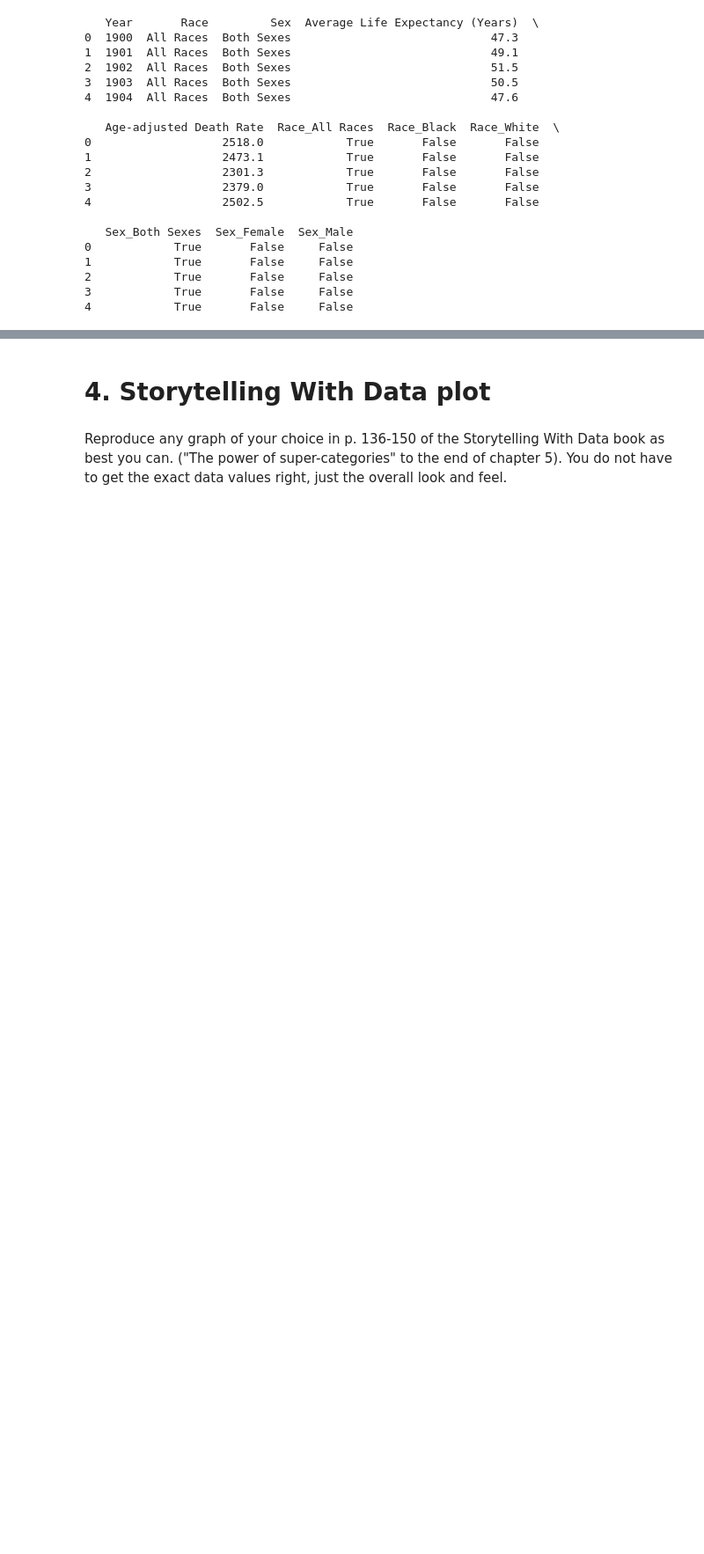
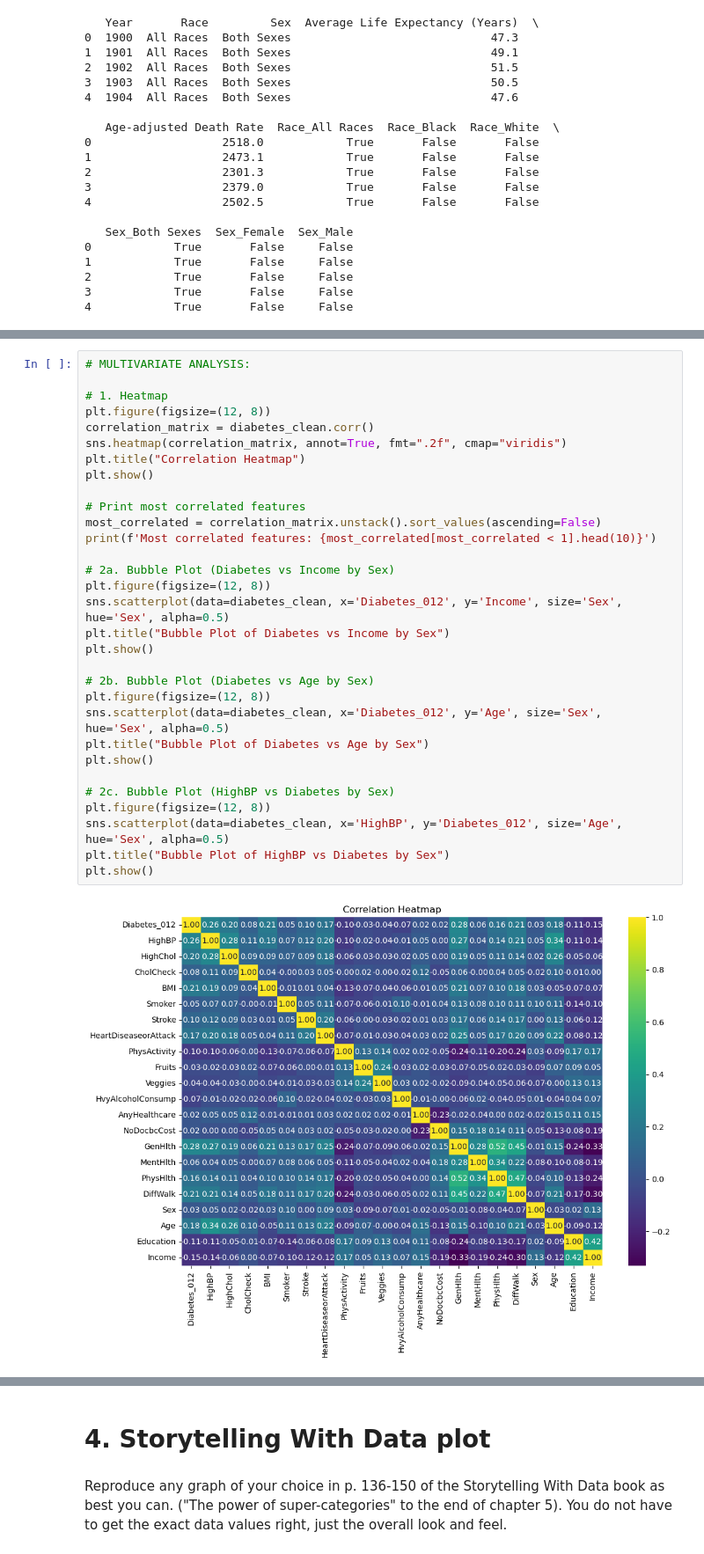
Before and after one commit to veniola/Module-B-semester-2, a Jupyter notebook: OMDS-ModB2-Week9-Eniola-Victoria.ipynb, the cells around one changed output, grey strips where cells are left out. Shown at 88% size. Saved outputs shown, nothing was run; the diff lists cells and outputs as text; blank space fills up the shorter version.

```diff
--- a/OMDS-ModB2-Week9-Eniola-Victoria.ipynb
+++ b/OMDS-ModB2-Week9-Eniola-Victoria.ipynb
@@ -172,0 +236,33 @@ HTTPError: HTTP Error 400: Bad Request
+# %%
+# MULTIVARIATE ANALYSIS:
+
+# 1. Heatmap
+plt.figure(figsize=(12, 8))
+correlation_matrix = diabetes_clean.corr()
+sns.heatmap(correlation_matrix, annot=True, fmt=".2f", cmap="viridis")
+plt.title("Correlation Heatmap")
+plt.show()
+
+# Print most correlated features
+most_correlated = correlation_matrix.unstack().sort_values(ascending=False)
+print(f'Most correlated features: {most_correlated[most_correlated < 1].head(10)}')
+
+# 2a. Bubble Plot (Diabetes vs Income by Sex)
+plt.figure(figsize=(12, 8))
+sns.scatterplot(data=diabetes_clean, x='Diabetes_012', y='Income', size='Sex', hue='Sex', alpha=0.5)
+plt.title("Bubble Plot of Diabetes vs Income by Sex")
+plt.show()
+
+# 2b. Bubble Plot (Diabetes vs Age by Sex)
+plt.figure(figsize=(12, 8))
+sns.scatterplot(data=diabetes_clean, x='Diabetes_012', y='Age', size='Sex', hue='Sex', alpha=0.5)
+plt.title("Bubble Plot of Diabetes vs Age by Sex")
+plt.show()
+
+# 2c. Bubble Plot (HighBP vs Diabetes by Sex)
+plt.figure(figsize=(12, 8))
+sns.scatterplot(data=diabetes_clean, x='HighBP', y='Diabetes_012', size='Age', hue='Sex', alpha=0.5)
+plt.title("Bubble Plot of HighBP vs Diabetes by Sex")
+plt.show()
+# %% [output]
+[figure, added]
```
Also changed, not shown: parts of 7 cells of this notebook.
